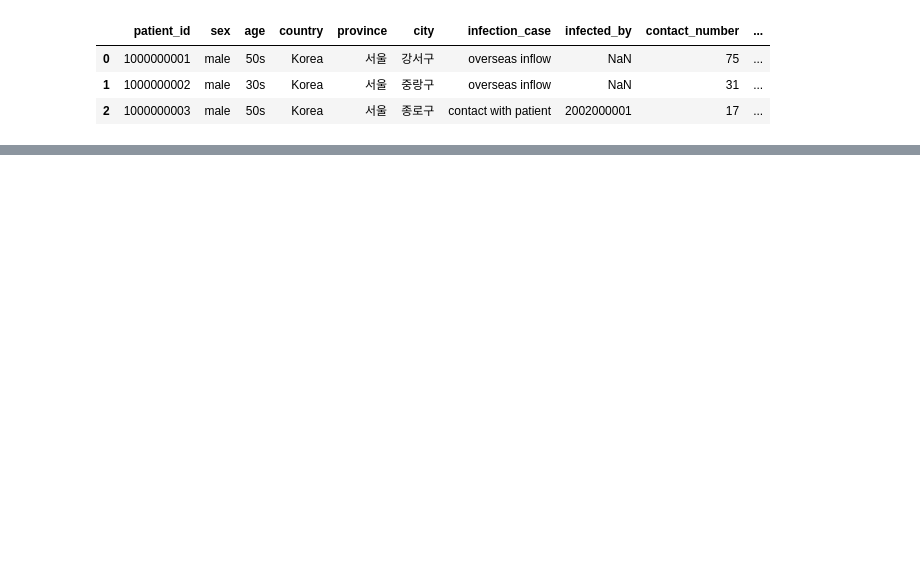
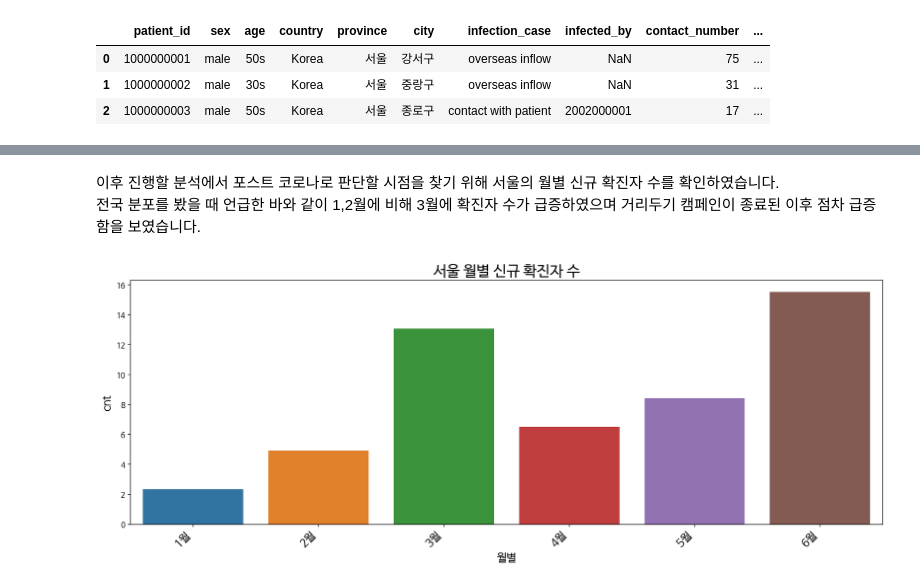
Before and after one commit to con11235/covid19_visualize, a Jupyter notebook: markdown/승혜.ipynb, the cells around one changed output, grey strips where cells are left out. Saved outputs shown, nothing was run; the diff lists cells and outputs as text; code cells hidden in the pictures; blank space fills up the shorter version.

```diff
--- a/markdown/승혜.ipynb
+++ b/markdown/승혜.ipynb
@@ -217,0 +126,16 @@ fig.show()
+# %% [markdown]
+이후 진행할 분석에서 포스트 코로나로 판단할 시점을 찾기 위해 서울의 월별 신규 확진자 수를 확인하였습니다.
+전국 분포를 봤을 때 언급한 바와 같이 1,2월에 비해 3월에 확진자 수가 급증하였으며 거리두기 캠페인이 종료된 이후 점차 급증함을 보였습니다.
+# %%
+plt.figure(figsize=(18, 6))
+pal = sns.color_palette("Blues_d", patient_s.shape[0])
+sns.barplot(data=patient_s, x='월', y='cnt',ci=None)
+
+
+plt.title(f'서울 월별 신규 확진자 수', size=20)
+plt.xticks(rotation=45, size=15, ha='right')
+plt.xlabel('월별', size=15)
+plt.ylabel('cnt', size=15)
+plt.show()
+# %% [output]
+[figure, added]
```
Also changed, not shown: parts of 56 cells of this notebook.
